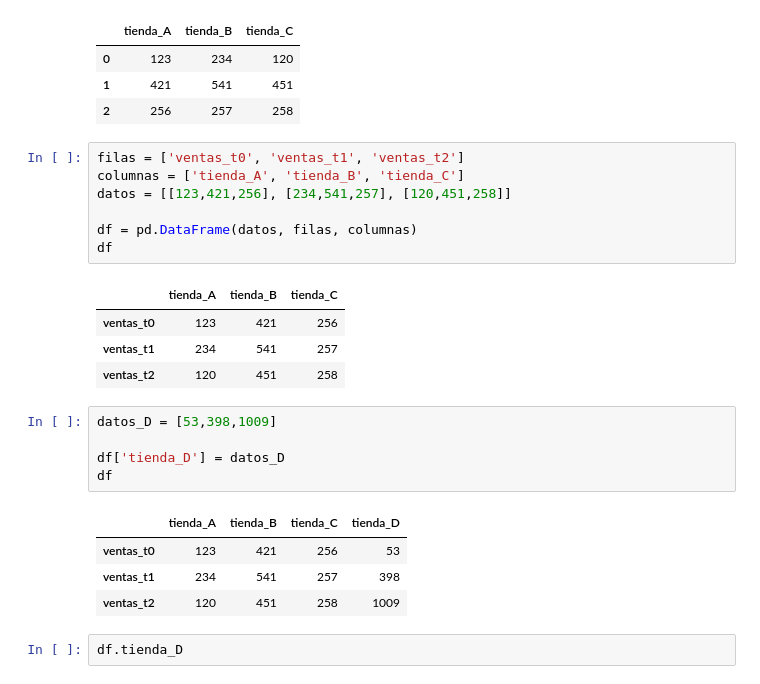
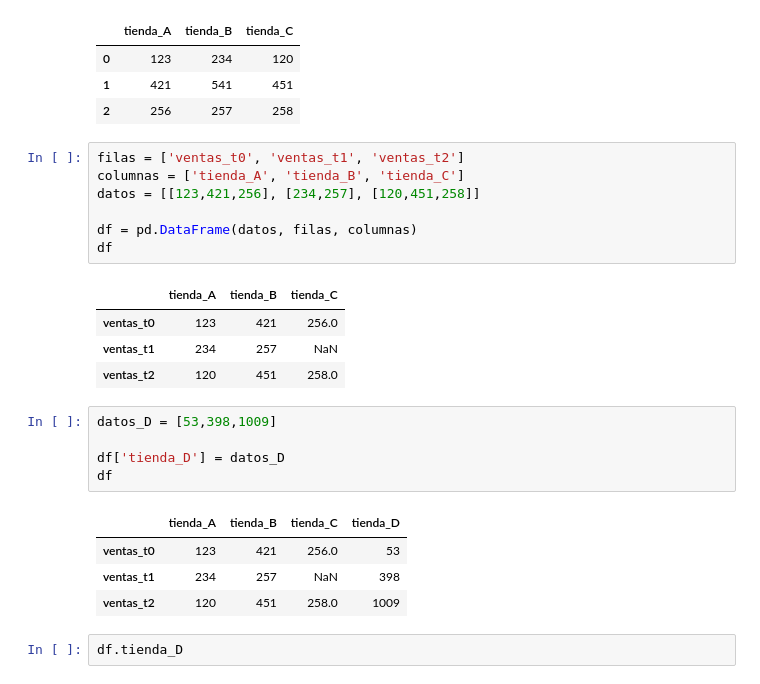
Before and after one commit to Patortiz26/IN6531-Miner-a-de-datos-2021-2, a Jupyter notebook: Aux2_IN6531.ipynb, the cells around one changed output. Saved outputs shown, nothing was run; the diff lists cells and outputs as text.

```diff
--- a/Aux2_IN6531.ipynb
+++ b/Aux2_IN6531.ipynb
@@ -46,15 +46,15 @@ df
 # %%
 filas = ['ventas_t0', 'ventas_t1', 'ventas_t2']
 columnas = ['tienda_A', 'tienda_B', 'tienda_C']
-datos = [[123,421,256], [234,541,257], [120,451,258]]
+datos = [[123,421,256], [234,257], [120,451,258]]
 
 df = pd.DataFrame(datos, filas, columnas)
 df
 # %% [output]
 |  | tienda_A | tienda_B | tienda_C |
-| ventas_t0 | 123 | 421 | 256 |
-| ventas_t1 | 234 | 541 | 257 |
-| ventas_t2 | 120 | 451 | 258 |
+| ventas_t0 | 123 | 421 | 256.0 |
+| ventas_t1 | 234 | 257 | NaN |
+| ventas_t2 | 120 | 451 | 258.0 |
 # %%
 datos_D = [53,398,1009]
 
@@ -62,9 +62,9 @@ df['tienda_D'] = datos_D
 df
 # %% [output]
 |  | tienda_A | tienda_B | tienda_C | tienda_D |
-| ventas_t0 | 123 | 421 | 256 | 53 |
-| ventas_t1 | 234 | 541 | 257 | 398 |
-| ventas_t2 | 120 | 451 | 258 | 1009 |
+| ventas_t0 | 123 | 421 | 256.0 | 53 |
+| ventas_t1 | 234 | 257 | NaN | 398 |
+| ventas_t2 | 120 | 451 | 258.0 | 1009 |
 # %%
 df.tienda_D
 # %% [output]
```
Also changed, not shown: parts of 31 cells of this notebook.
